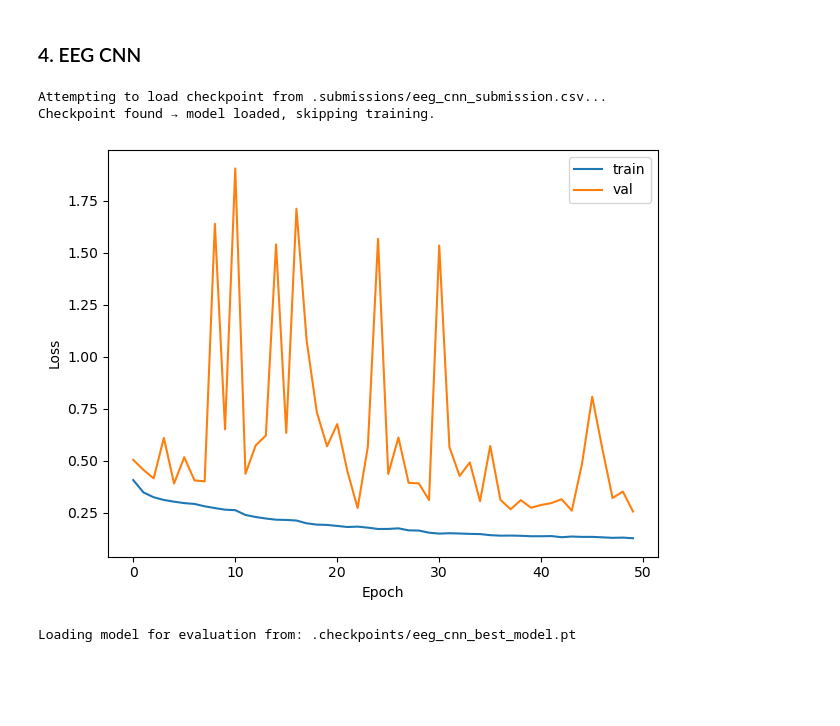
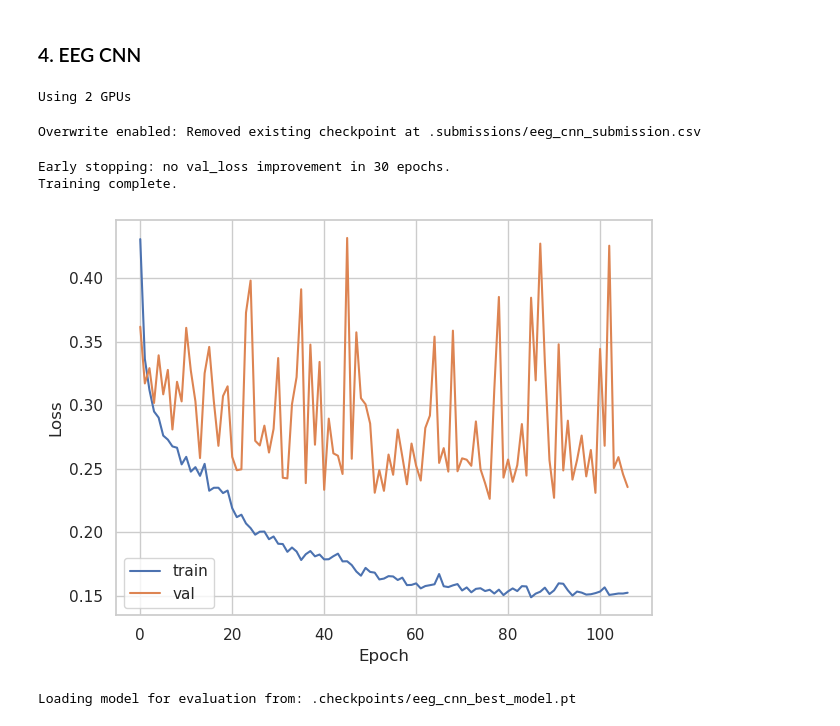
Before and after one commit to NeuroNML/NeuroGraphNet, a Jupyter notebook: neuro-eeg.ipynb, the cells around one changed output. Saved outputs shown, nothing was run; the diff lists cells and outputs as text; code cells hidden in the pictures; blank space fills up the shorter version.

````diff
--- a/neuro-eeg.ipynb
+++ b/neuro-eeg.ipynb
@@ -69,8 +71,8 @@ Also, we split the `label` attribute into a pandas [MultiIndex](https://pandas.p
 <patient_id>_<session_no>_<clip_no>_<segment_no>
 ```
 # %%
-from util.filter import apply_combined_time_domain_filters
-from util.dataset import ensure_eeg_multiindex
+from src.util.signal import time_filtering
+from src.util.dataset import ensure_eeg_multiindex
 
 start = time.time()
 print("⏳ Loading EEG segment tables…")
@@ -79,12 +81,11 @@ clips_te = pd.read_parquet(DATA_ROOT / "test/segments.parquet").dropna()
 print(f"✔️ Loaded: {len(clips_tr)} train rows, {len(clips_te)} test rows "
       f"(took {time.time()-start:.1f}s)")
 
-# alias the transform function
-time_domain_filter_transform = lambda x: apply_combined_time_domain_filters(x, fs=250)
+# load clips with label
+# clips_tr = ensure_eeg_multiindex(clips_tr, id_col_name='id')
+# clips_te = ensure_eeg_multiindex(clips_te, id_col_name='id')
 
-# load clips with label
-clips_tr = ensure_eeg_multiindex(clips_tr, id_col_name='id')
-clips_te = ensure_eeg_multiindex(clips_te, id_col_name='id')
+# Initial transform: time_filtering + signal normalization
 
 # ——— build datasets ———
 print("⏳ Building EEGDataset objects…")
@@ -92,7 +93,7 @@ ds_start = time.time()
 dataset_tr = EEGDataset(
     clips_tr,
     signals_root=DATA_ROOT / "train",
-    signal_transform=time_domain_filter_transform,
+    signal_transform=time_filtering,
     prefetch=True,
     return_id=False,
 )
@@ -100,7 +101,7 @@ print(f"✔️ Train dataset ready: {len(dataset_tr)} segments (took {time.time(
 dataset_te = EEGDataset(
     clips_te,
     signals_root=DATA_ROOT / "test",
-    signal_transform=time_domain_filter_transform,
+    signal_transform=time_filtering,
     prefetch=True,
     return_id=False,
 )
@@ -1308,36 +1329,39 @@ scheduler = optim.lr_scheduler.ReduceLROnPlateau(
     patience=5,
     factor=0.5
 )
+# %% [output]
+Using 2 GPUs
 # %%
 EEG_CNN_SAVE_PATH = CHECKPOINT_ROOT / "eeg_cnn_best_model.pt"
 EEG_CNN_SUBMISSION_PATH = SUBMISSION_ROOT / "eeg_cnn_submission.csv"
 
 # train model on training set (or load existing)
 train_losses, val_losses = train_model(
         eeg_cnn_model, train_loader, val_loader,
         criterion, optimizer, device,
         save_path=EEG_CNN_SUBMISSION_PATH,
         num_epochs=300,
         patience=30,
         monitor="val_loss",
         scheduler=scheduler,
-        overwrite=False,
+        overwrite=True,
     )
 
 # plot losses if any
 if train_losses:
     plt.figure()
     plt.plot(train_losses, label="train")
     plt.plot(val_losses,   label="val")
     plt.xlabel("Epoch")
     plt.ylabel("Loss")
     plt.legend()
     plt.tight_layout()
     plt.show()
 # %% [output]
-Attempting to load checkpoint from .submissions/eeg_cnn_submission.csv...
-Checkpoint found → model loaded, skipping training.
+Overwrite enabled: Removed existing checkpoint at .submissions/eeg_cnn_submission.csv
+Early stopping: no val_loss improvement in 30 epochs.
+Training complete.
-[figure, old version]
+[figure, new version]
 # %%
 # evaluate model on test set and generate submission file
 evaluate_model(
````
Also changed, not shown: parts of 18 cells of this notebook, 18 other files.
